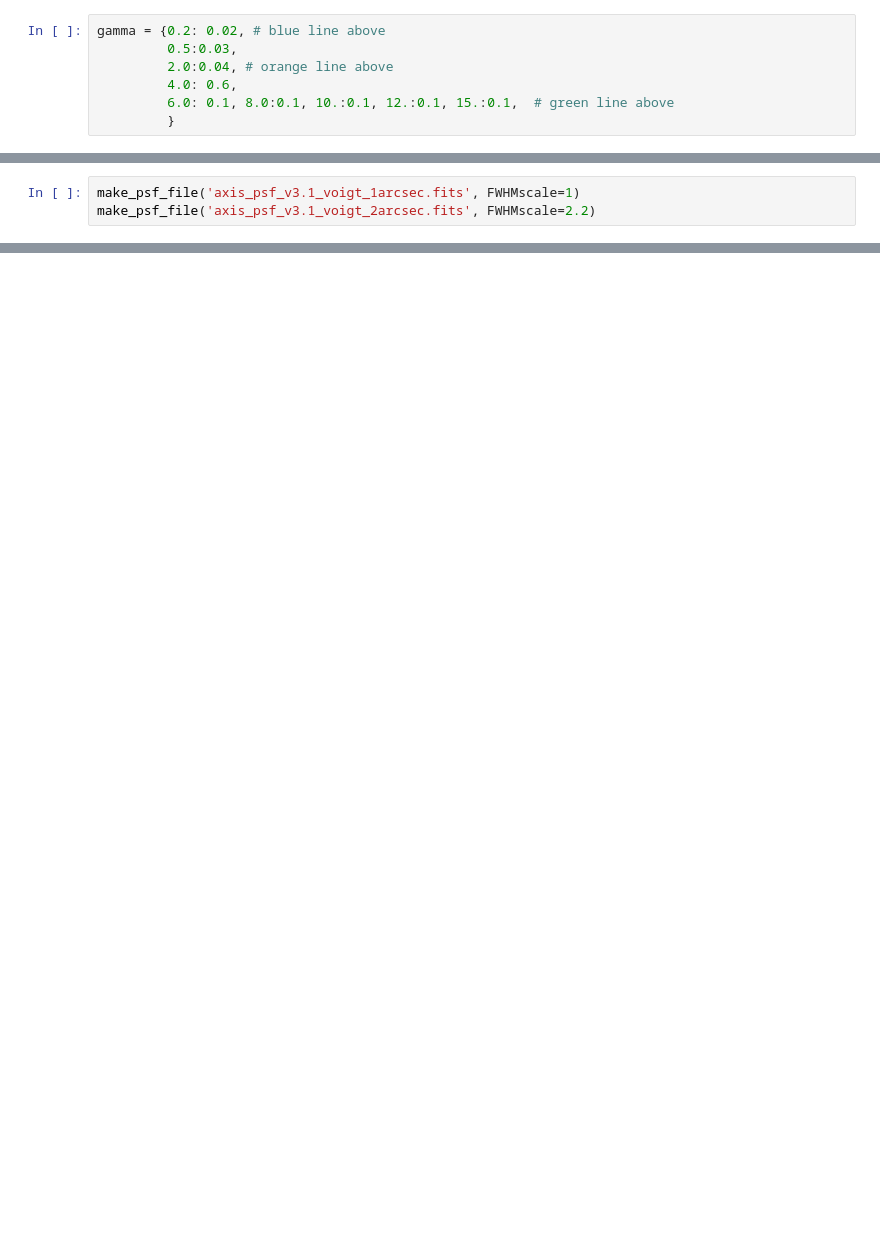
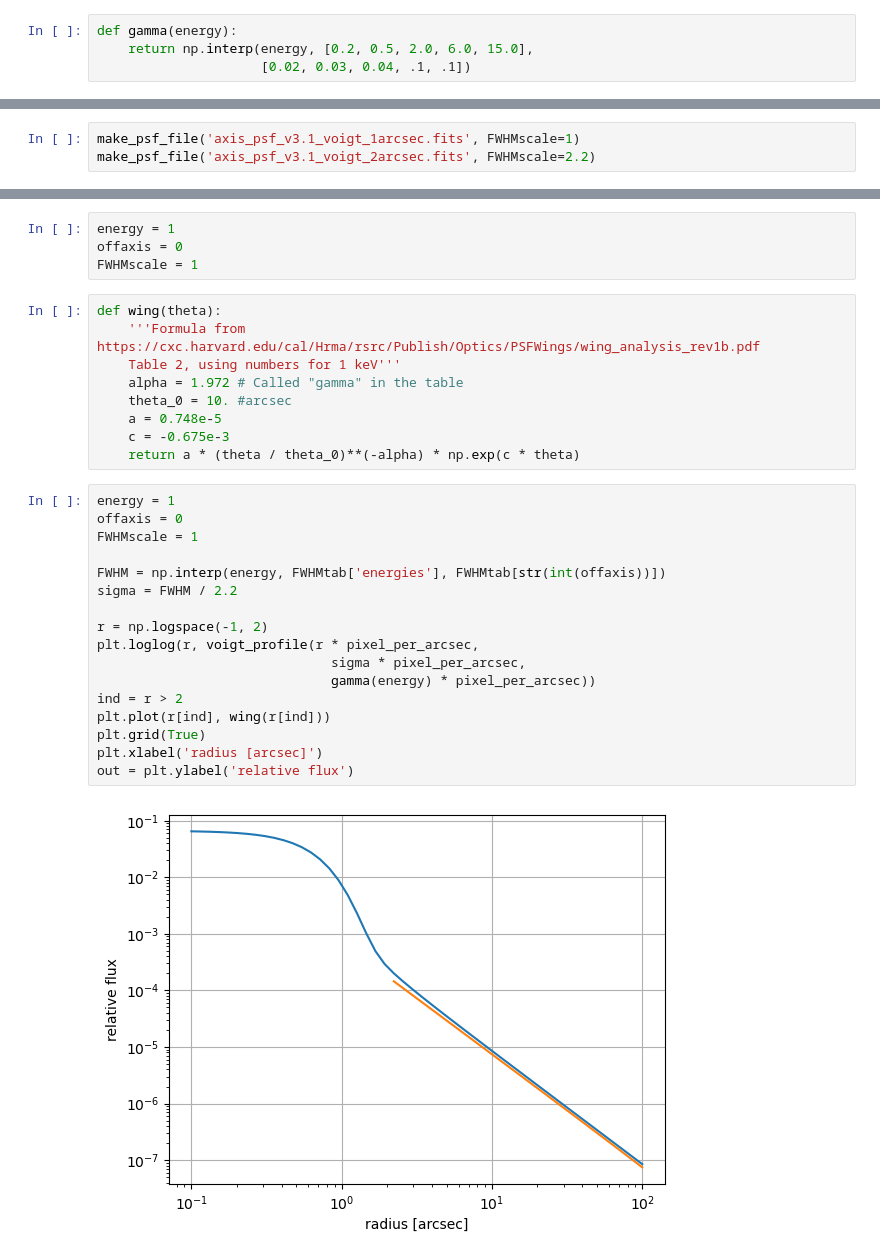
Before and after one commit to hamogu/AXIS, a Jupyter notebook: PSF/Generate_PSF_for_SIXTE.ipynb, the cells around one changed output, grey strips where cells are left out. Drawn from its saved outputs; the diff is of its cells as text; blank space fills up the shorter version.

```diff
--- a/PSF/Generate_PSF_for_SIXTE.ipynb
+++ b/PSF/Generate_PSF_for_SIXTE.ipynb
@@ -122,9 +119,6 @@ So, I'll generate PSF files with the wings using $\gamma=0.05$ for low energies,
 
 Again, this is no more than an educated guess, and we should not rely on the exact numbers I've chosen here.
 # %%
-gamma = {0.2: 0.02, # blue line above
-         0.5:0.03,
-         2.0:0.04, # orange line above
-         4.0: 0.6,
-         6.0: 0.1, 8.0:0.1, 10.:0.1, 12.:0.1, 15.:0.1,  # green line above
-         }
+def gamma(energy):
+    return np.interp(energy, [0.2, 0.5, 2.0, 6.0, 15.0],
+                     [0.02, 0.03, 0.04, .1, .1])
@@ -181,0 +180,32 @@ pwd
+# %%
+energy = 1
+offaxis = 0
+FWHMscale = 1
+# %%
+def wing(theta):
+    '''Formula from https://cxc.harvard.edu/cal/Hrma/rsrc/Publish/Optics/PSFWings/wing_analysis_rev1b.pdf
+    Table 2, using numbers for 1 keV'''
+    alpha = 1.972 # Called "gamma" in the table
+    theta_0 = 10. #arcsec
+    a = 0.748e-5
+    c = -0.675e-3
+    return a * (theta / theta_0)**(-alpha) * np.exp(c * theta)
+# %%
+energy = 1
+offaxis = 0
+FWHMscale = 1
+
+FWHM = np.interp(energy, FWHMtab['energies'], FWHMtab[str(int(offaxis))])
+sigma = FWHM / 2.2
+
+r = np.logspace(-1, 2)
+plt.loglog(r, voigt_profile(r * pixel_per_arcsec,
+                              sigma * pixel_per_arcsec,
+                              gamma(energy) * pixel_per_arcsec))
+ind = r > 2
+plt.plot(r[ind], wing(r[ind]))
+plt.grid(True)
+plt.xlabel('radius [arcsec]')
+out = plt.ylabel('relative flux')
+# %% [output]
+[figure, added]
```
Also changed, not shown: parts of 30 cells of this notebook.
